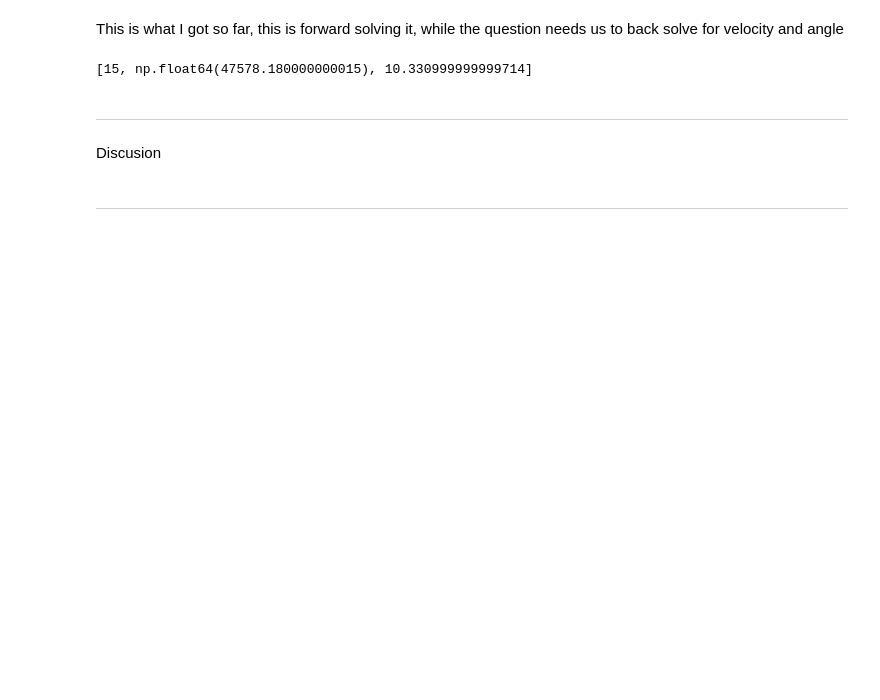
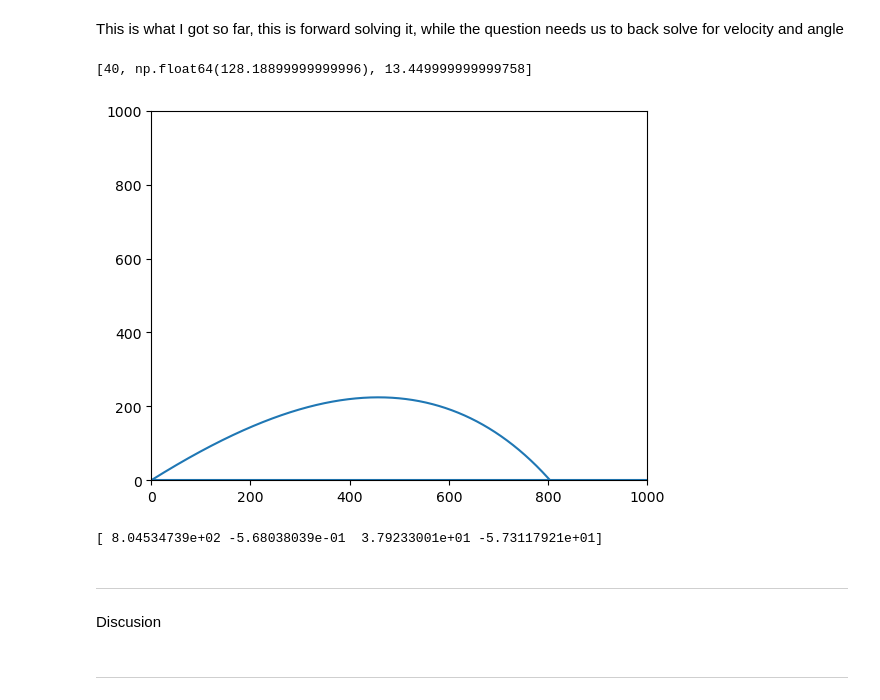
Before and after one commit to Hdog0723/Computing-Project-2, a Jupyter notebook: Project_2.ipynb, the cells around one changed output. Cells and saved outputs as stored; diff of their text form; code cells hidden in the pictures; blank space fills up the shorter version.

```diff
--- a/Project_2.ipynb
+++ b/Project_2.ipynb
@@ -114,48 +120,67 @@ Finial Z: 36.355 m
 This is what I got so far, this is forward solving it, while the question needs us to back solve for velocity and angle
 # %%
 
-def z_zero(x0,z0,theta,v,t_initial,dx,t_step):
+def z_zero(x0,z0,theta,v,t_initial,target,t_step):
     vx=v*np.cos(np.deg2rad(theta))
     vz=v*np.sin(np.deg2rad(theta))
     sol=np.array([x0,z0,vx,vz])
     t=t_initial
     z=1
+
     while z>0.0:
         sol=RK4(sol,system,t_step,t)
         t+=t_step
         z=sol[1]
-    if sol[0]<dx:
+    if sol[0]<target:
       return None
     return t
 
 
 
-def find(x0,z0,theta,v_range,dx,t_initial,t_step):
+def find(x0,z0,theta,v_range,target,t_initial,t_step):
     for v in v_range:
-        t_f=z_zero(x0,z0,theta,v,t_initial,dx,t_step)
+        t_f=z_zero(x0,z0,theta,v,t_initial,target,t_step)
         if t_f!=None:
             return [theta,v,t_f]
     return None
 
 
 
-def solve(target,t_initial,t_step,theta,v_min,v_max,v_step=1000.0,min_step=10e-3):
+def solve(target,t_initial,t_step,theta,v_min,v_max,v_step= 1000.0):
 
     v_range=np.arange(v_min,v_max+v_step,v_step)
     sol=find(0,0,theta,v_range,target,t_initial,t_step)
     if sol==None:
-        print('Increase Speed Range')
+        print('Increase Speed Range or Change Angle')
         return None
-    if v_step>min_step:
+    if v_step>.001:
         return solve(target,t_initial,t_step,theta,sol[1]-v_step,sol[1],v_step/10)
     else:
          return sol
 
-sol=solve(804.5,0,0.001,15,0,50000)
+theta=40
+
+sol=solve(804.5,0,0.01,theta,0,5000)
+
+
+v0=sol[1] #m/s
+theta0=sol[0]
+
+y0=np.array([0,0,v0*np.cos(np.deg2rad(theta0)),v0*np.sin(np.deg2rad(theta0))])
+
+t_c,v=Euler(t_initial,sol[2],t_step,y0,system)
 
 print(sol)
+
+plt.plot(v.T[0],v.T[1])
+plt.hlines(0,0,1000)
+plt.ylim((0,1000))
+plt.xlim((0,1000))
+plt.show()
 # %% [output]
-[15, np.float64(47578.180000000015), 10.330999999999714]
+[40, np.float64(128.18899999999996), 13.449999999999758]
+[figure, added]
+[ 8.04534739e+02 -5.68038039e-01  3.79233001e+01 -5.73117921e+01]
 # %%
 # Validation
 # %% [markdown]
```
Also changed, not shown: parts of 3 cells of this notebook.
